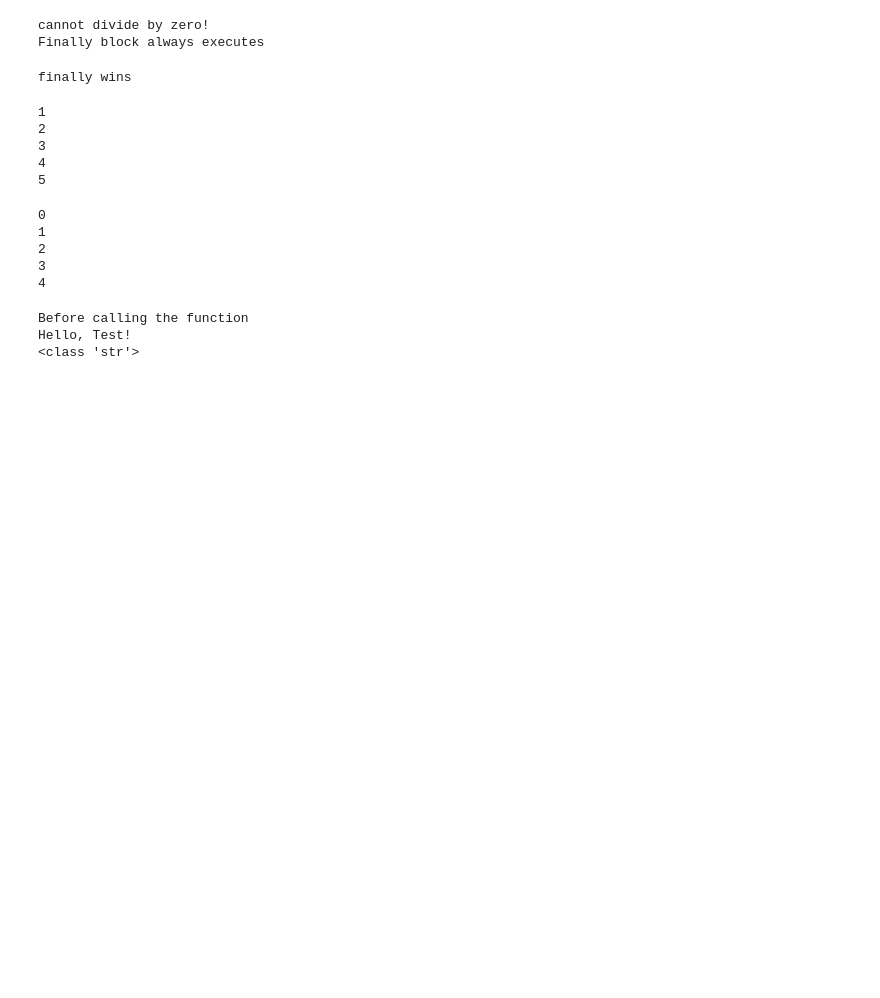
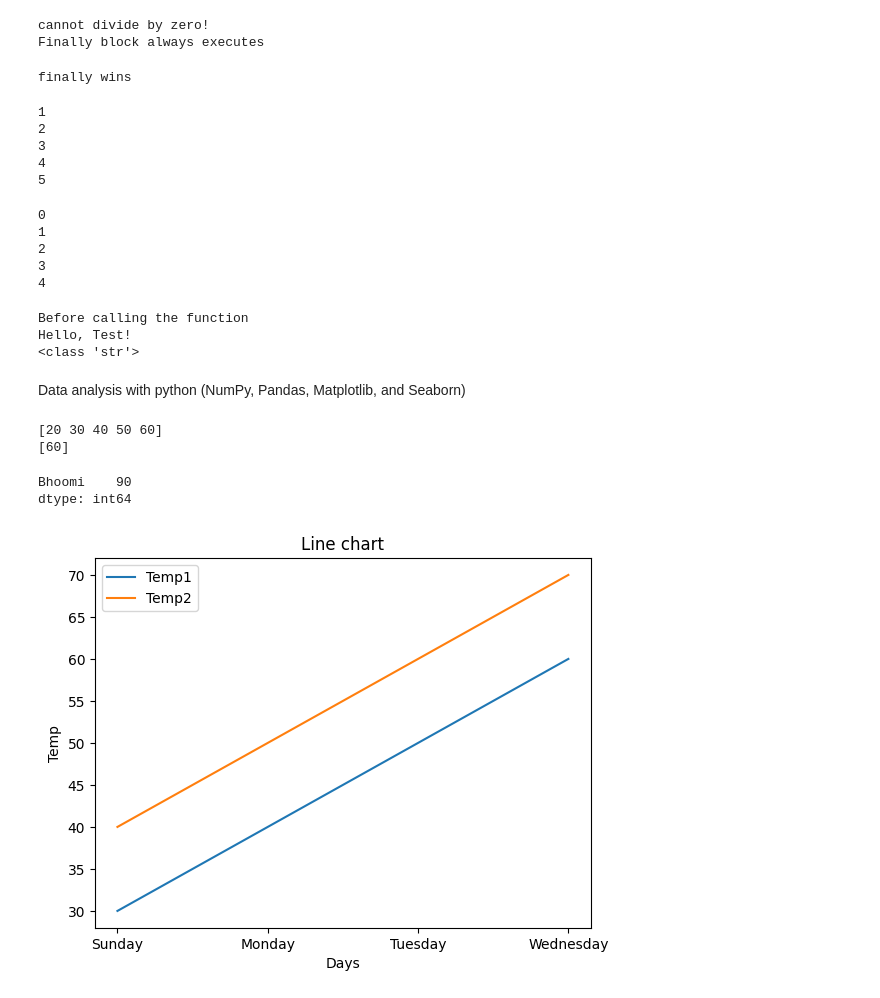
Before and after one commit to BinalPatel29/Exercise-with-python, a Jupyter notebook: Questions/easy.ipynb, the cells around one changed output. Cells and saved outputs as stored; diff of their text form; code cells hidden in the pictures; blank space fills up the shorter version.

```diff
--- a/Questions/easy.ipynb
+++ b/Questions/easy.ipynb
@@ -352,3 +352,39 @@ print(type(greet))
 Before calling the function
 Hello, Test!
 <class 'str'>
+# %% [markdown]
+Data analysis with python (NumPy, Pandas, Matplotlib, and Seaborn)
+# %%
+# Given a NumPy array of integers, write code to extract only values greater than 50.
+import numpy as np
+a=np.array([20,30,40,50,60])
+print(a)
+b=a[a>50]
+print(b)
+# %% [output]
+[20 30 40 50 60]
+[60]
+# %%
+# From a DataFrame of students and marks, filter students who scored more than 75.
+import pandas as pd
+students={"Binal":50,"Riya":60,"Bhoomi":90}
+s=pd.Series(students)
+print(s[s>75])
+# %% [output]
+Bhoomi    90
+dtype: int64
+# %%
+# Plot two different lines on the same graph with labels and a legend.
+import matplotlib.pyplot as plt
+x=["Sunday","Monday","Tuesday","Wednesday"]
+y1=[30,40,50,60]
+y2=[40,50,60,70]
+plt.plot(x,y1,label="Temp1")
+plt.plot(x,y2,label="Temp2")
+plt.title("Line chart")
+plt.xlabel("Days")
+plt.ylabel("Temp")
+plt.legend()
+plt.show()
+# %% [output]
+[figure, added]
```
Also changed, not shown: parts of 2 cells of this notebook, 4 other files.
